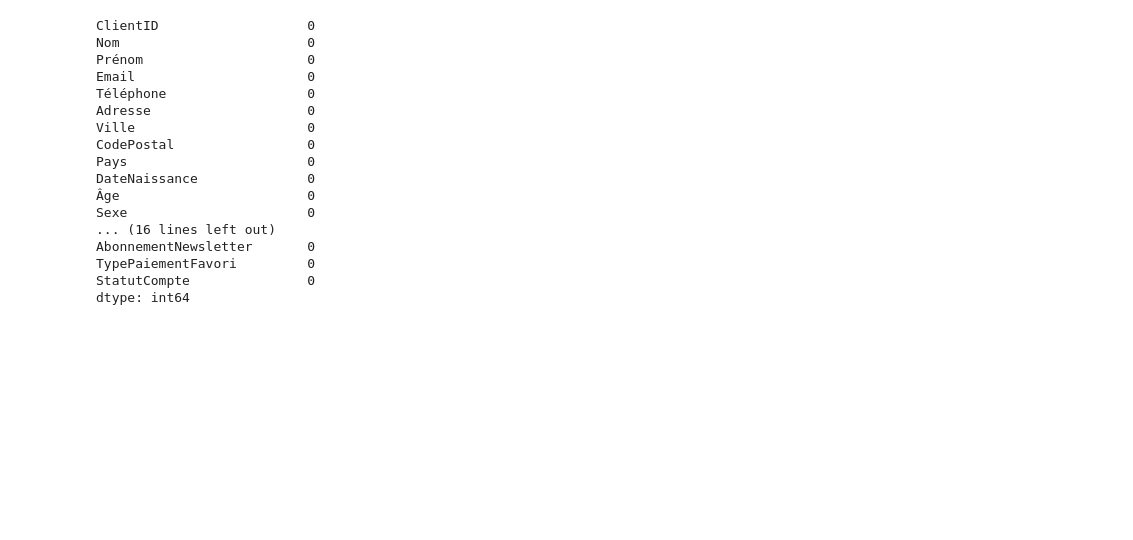
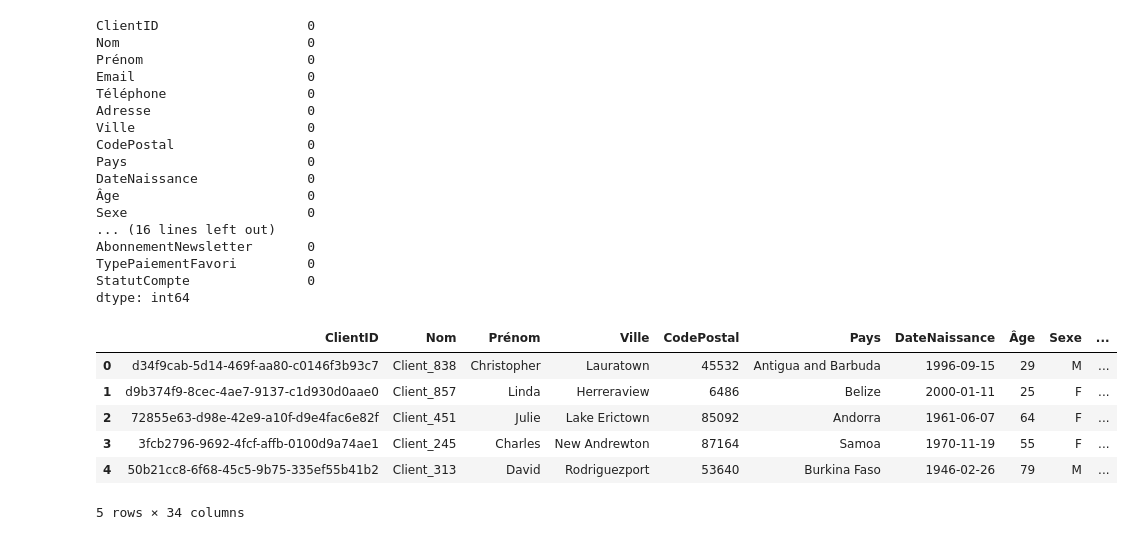
Before and after one commit to ErwinDIDE/Data-E-Commerce, a Jupyter notebook: notebooks/exploration.ipynb, the cells around one changed output. Saved outputs shown, nothing was run; the diff lists cells and outputs as text; code cells hidden in the pictures; blank space fills up the shorter version.

```diff
--- a/notebooks/exploration.ipynb
+++ b/notebooks/exploration.ipynb
@@ -63,3 +63,14 @@ AbonnementNewsletter       0
 TypePaiementFavori         0
 StatutCompte               0
 dtype: int64
+# %%
+df = pd.read_csv("../data/processed/dataset_nettoye_transforme.csv")
+df.head()
+# %% [output]
+|  | ClientID | Nom | Prénom | Ville | CodePostal | Pays | DateNaissance | Âge | Sexe | ... |
+| 0 | d34f9cab-5d14-469f-aa80-c0146f3b93c7 | Client_838 | Christopher | Lauratown | 45532 | Antigua and Barbuda | 1996-09-15 | 29 | M | ... |
+| 1 | d9b374f9-8cec-4ae7-9137-c1d930d0aae0 | Client_857 | Linda | Herreraview | 6486 | Belize | 2000-01-11 | 25 | F | ... |
+| 2 | 72855e63-d98e-42e9-a10f-d9e4fac6e82f | Client_451 | Julie | Lake Erictown | 85092 | Andorra | 1961-06-07 | 64 | F | ... |
+| 3 | 3fcb2796-9692-4fcf-affb-0100d9a74ae1 | Client_245 | Charles | New Andrewton | 87164 | Samoa | 1970-11-19 | 55 | F | ... |
+| 4 | 50b21cc8-6f68-45c5-9b75-335ef55b41b2 | Client_313 | David | Rodriguezport | 53640 | Burkina Faso | 1946-02-26 | 79 | M | ... |
+5 rows × 34 columns
```
Also changed, not shown: parts of 3 cells of this notebook, 6 other files.
